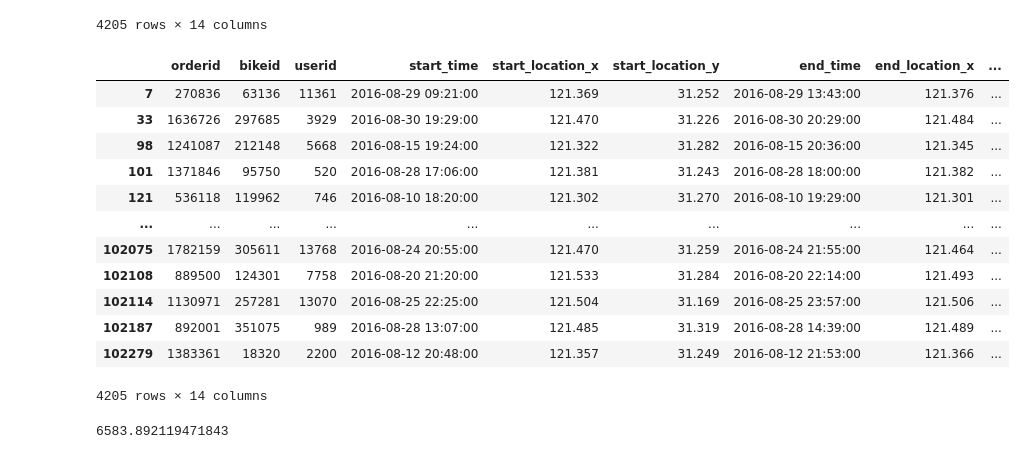
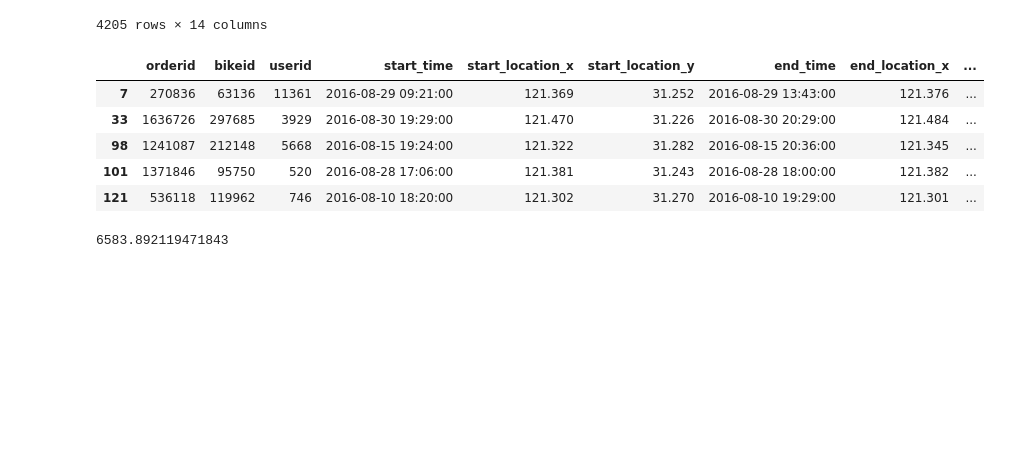
Before and after one commit to flashriver/joyfull_pandas, a Jupyter notebook: exercise_2.ipynb, the cells around one changed output. Drawn from its saved outputs; the diff is of its cells as text; code cells hidden in the pictures; blank space fills up the shorter version.

```diff
--- a/exercise_2.ipynb
+++ b/exercise_2.ipynb
@@ -1,6 +1,9 @@
 # %%
 import pandas as pd
 import numpy as np
+# %%
+pd.set_option('display.max_rows', 100)
+pd.set_option('display.min_rows', 100)
 # %% [markdown]
 # 一、端午节的淘宝粽子交易
 问题
@@ -1116,21 +1079,14 @@ df['时速'] = df.距离/(df['使用时长'].apply(lambda x:x.days*24+x.seconds/
 # %%
-# 重新定义 df5, 为 df5 增加时速列
+# 重新定义 df5, 为 df5 增加"时速"列
 df5 = df[df['使用时长']>3*df['使用时长'].mean()]
-df5
+df5.head()
 # %% [output]
 |  | orderid | bikeid | userid | start_time | start_location_x | start_location_y | end_time | end_location_x | ... |
 | 7 | 270836 | 63136 | 11361 | 2016-08-29 09:21:00 | 121.369 | 31.252 | 2016-08-29 13:43:00 | 121.376 | ... |
 | 33 | 1636726 | 297685 | 3929 | 2016-08-30 19:29:00 | 121.470 | 31.226 | 2016-08-30 20:29:00 | 121.484 | ... |
 | 98 | 1241087 | 212148 | 5668 | 2016-08-15 19:24:00 | 121.322 | 31.282 | 2016-08-15 20:36:00 | 121.345 | ... |
 | 101 | 1371846 | 95750 | 520 | 2016-08-28 17:06:00 | 121.381 | 31.243 | 2016-08-28 18:00:00 | 121.382 | ... |
 | 121 | 536118 | 119962 | 746 | 2016-08-10 18:20:00 | 121.302 | 31.270 | 2016-08-10 19:29:00 | 121.301 | ... |
-| ... | ... | ... | ... | ... | ... | ... | ... | ... | ... |
-| 102075 | 1782159 | 305611 | 13768 | 2016-08-24 20:55:00 | 121.470 | 31.259 | 2016-08-24 21:55:00 | 121.464 | ... |
-| 102108 | 889500 | 124301 | 7758 | 2016-08-20 21:20:00 | 121.533 | 31.284 | 2016-08-20 22:14:00 | 121.493 | ... |
-| 102114 | 1130971 | 257281 | 13070 | 2016-08-25 22:25:00 | 121.504 | 31.169 | 2016-08-25 23:57:00 | 121.506 | ... |
-| 102187 | 892001 | 351075 | 989 | 2016-08-28 13:07:00 | 121.485 | 31.319 | 2016-08-28 14:39:00 | 121.489 | ... |
-| 102279 | 1383361 | 18320 | 2200 | 2016-08-12 20:48:00 | 121.357 | 31.249 | 2016-08-12 21:53:00 | 121.366 | ... |
-4205 rows × 14 columns
 # %%
 df.时速.mean()
 # %% [output]
```
Also changed, not shown: parts of 68 cells of this notebook.
